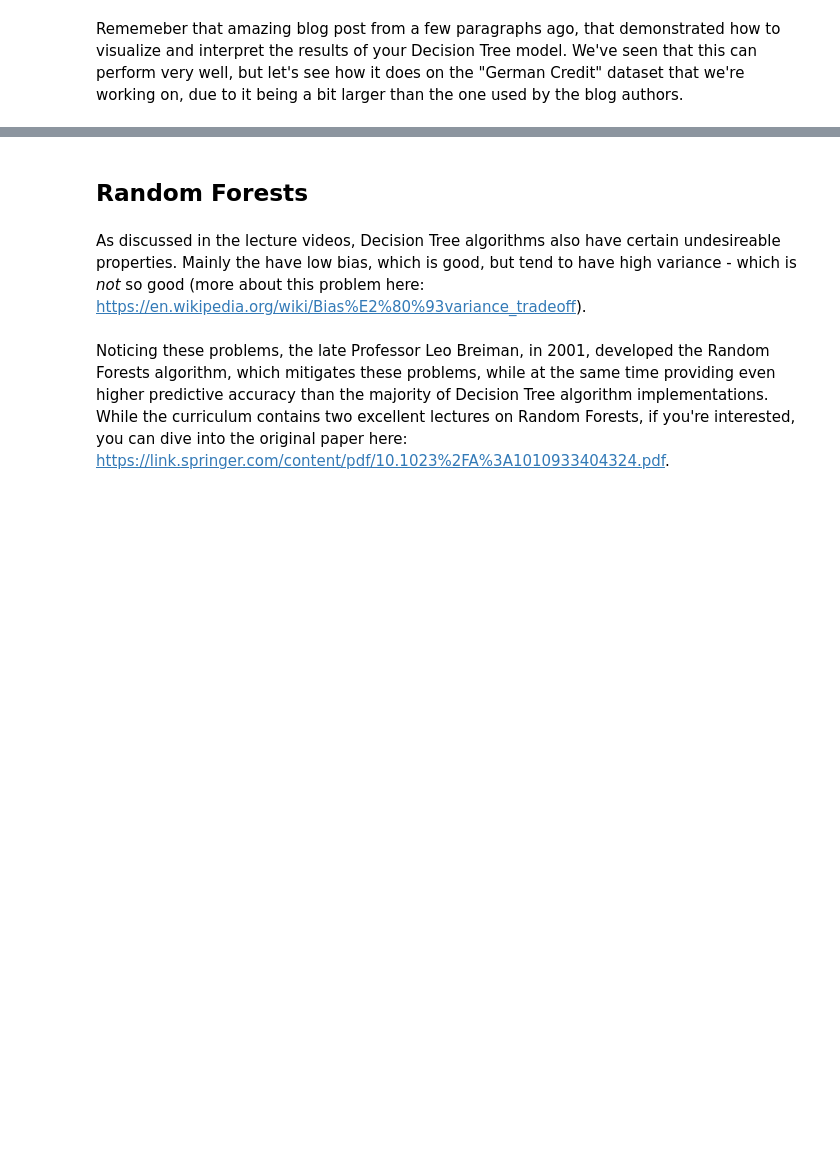
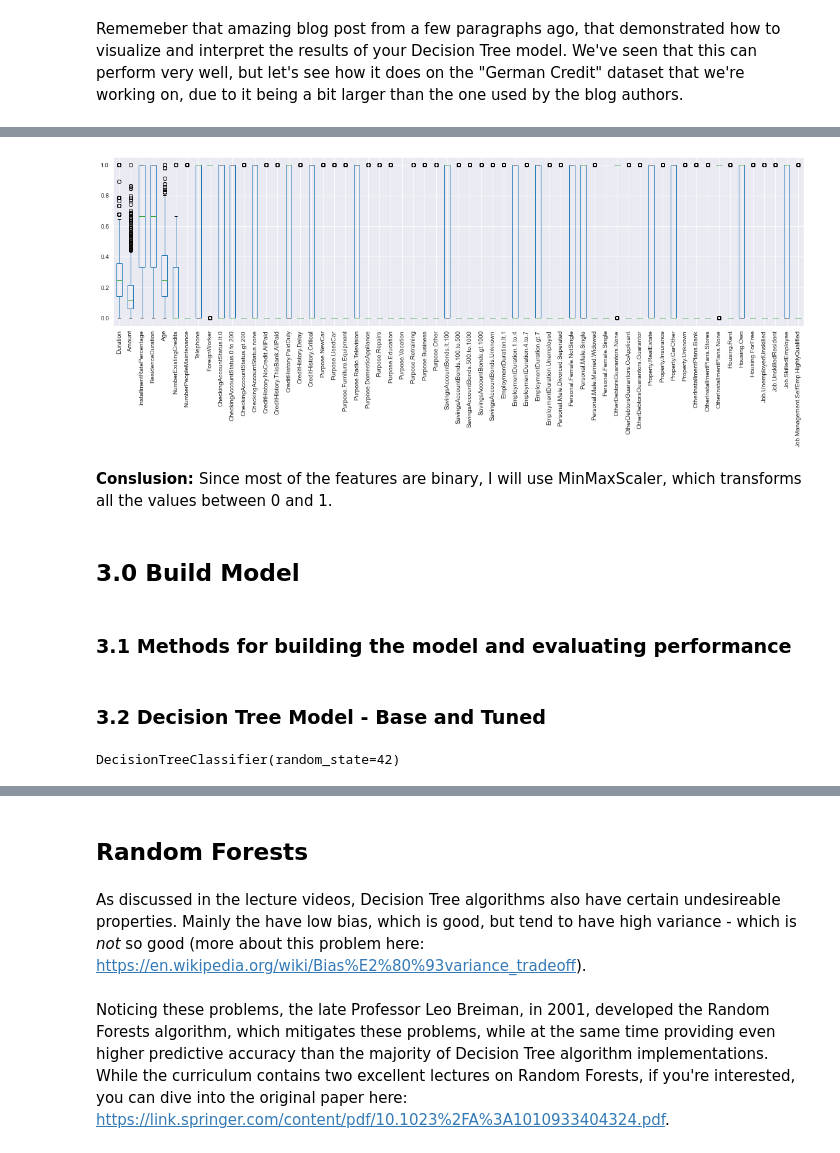
Before and after one commit to sidchakravarty/mec-mini-projects, a Jupyter notebook: mec-13.5.1-tree-based-algorithms-mini-project/Mini_Project_Tree-Based_Algorithms.ipynb, the cells around one changed output, grey strips where cells are left out. Saved outputs shown, nothing was run; the diff lists cells and outputs as text; code cells hidden in the pictures; blank space fills up the shorter version.

```diff
--- a/mec-13.5.1-tree-based-algorithms-mini-project/Mini_Project_Tree-Based_Algorithms.ipynb
+++ b/mec-13.5.1-tree-based-algorithms-mini-project/Mini_Project_Tree-Based_Algorithms.ipynb
@@ -56,0 +156,11 @@ Now you're ready to visualize your Decision Tree model! Please feel free to use
+# %%
+# Option 2: MinMax Scaler
+X_train_normalized, X_test_normalized = feature_scaling('MinMaxScaler', X_train, X_test)
+# %% [output]
+[figure, added]
+# %% [markdown]
+<b>Conslusion: </b> Since most of the features are binary, I will use MinMaxScaler, which transforms all the values between 0 and 1.
+# %% [markdown]
+<h2>3.0 Build Model</h2>
+# %% [markdown]
+<h3>3.1 Methods for building the model and evaluating performance</h3>
@@ -56,0 +241,7 @@ Now you're ready to visualize your Decision Tree model! Please feel free to use
+# %% [markdown]
+<h3>3.2 Decision Tree Model - Base and Tuned</h3>
+# %%
+clf_dt_1 = DecisionTreeClassifier(random_state = 42)
+clf_dt_1.fit(X_train_normalized, y_train)
+# %% [output]
+DecisionTreeClassifier(random_state=42)
```
Also changed, not shown: parts of 32 cells of this notebook.
